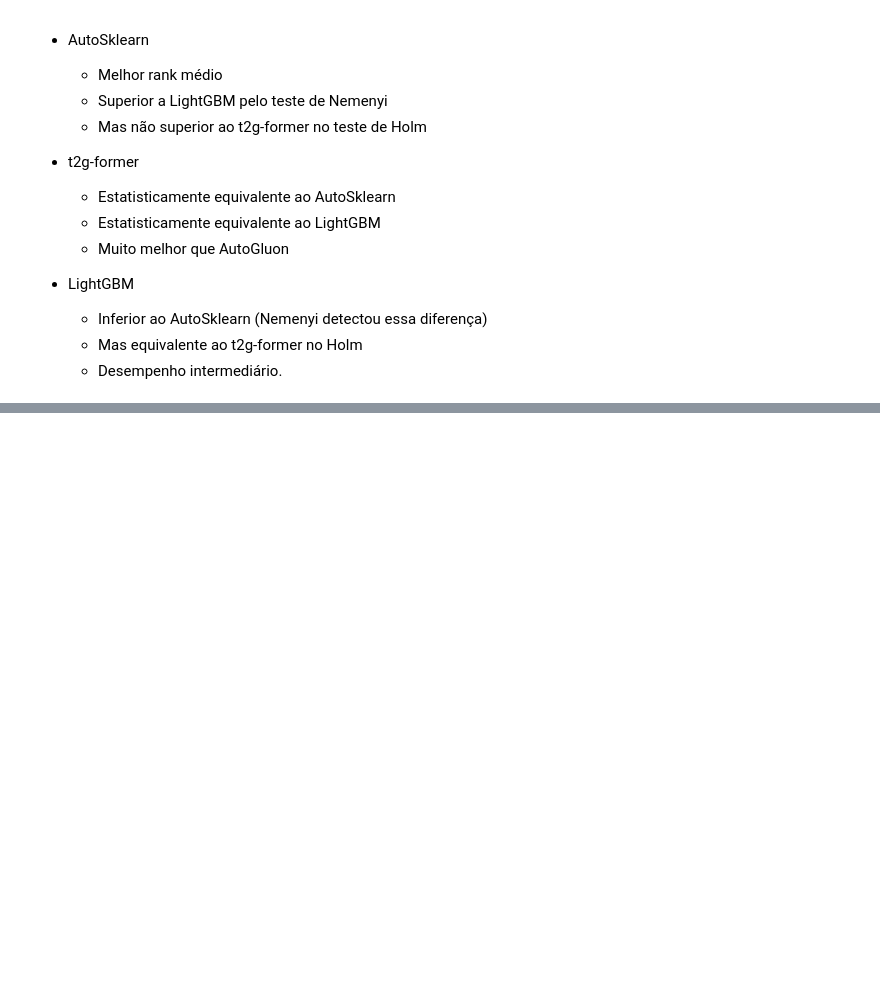
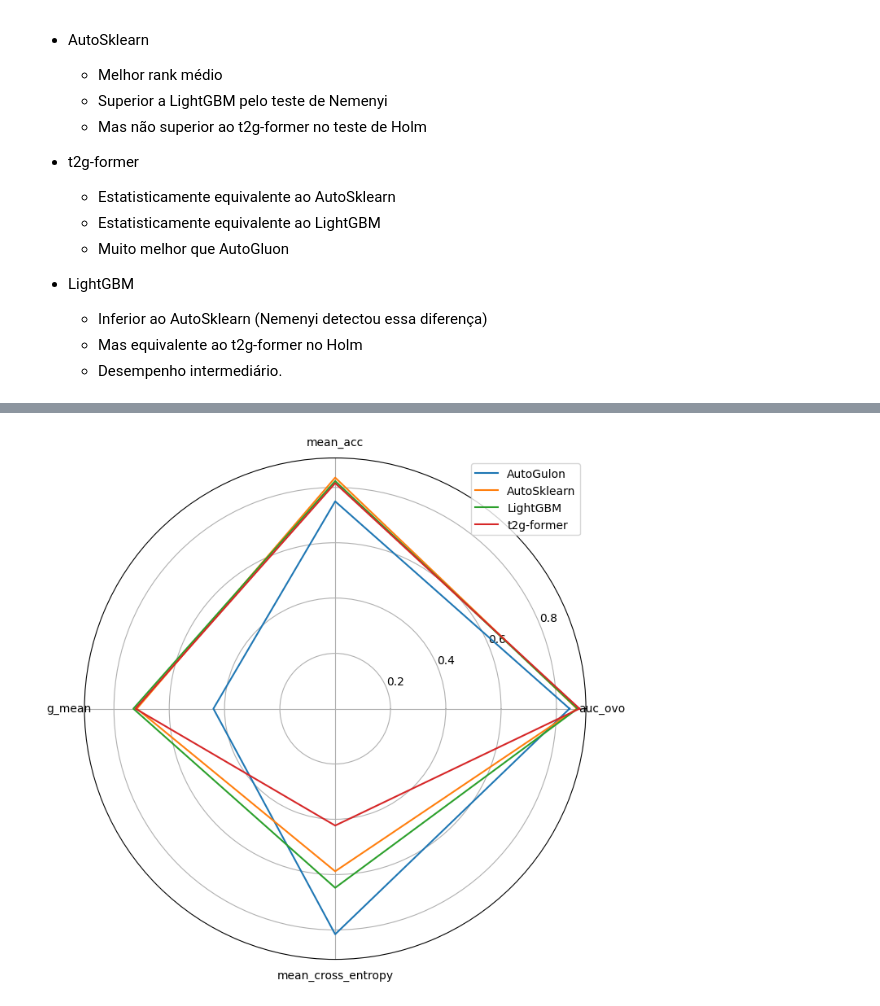
Before and after one commit to PaulaPerazzo/prj-am-t2g-former, a Jupyter notebook: statistic_analysis/notebook.ipynb, the cells around one changed output, grey strips where cells are left out. Cells and saved outputs as stored; diff of their text form; code cells hidden in the pictures; blank space fills up the shorter version.

```diff
--- a/statistic_analysis/notebook.ipynb
+++ b/statistic_analysis/notebook.ipynb
@@ -1094,0 +1240,30 @@ plot_cd_diagram_robust(avg_ranks, cd)
+# %%
+import matplotlib.pyplot as plt
+import numpy as np
+
+df = test_results
+test = df[df["split"]=="test"].groupby("nome_modelo").mean(numeric_only=True)
+
+metrics = ["auc_ovo","mean_acc","g_mean","mean_cross_entropy"]
+labels = metrics
+
+values = test[metrics].values.tolist()
+names = test.index.tolist()
+
+angles = np.linspace(0, 2*np.pi, len(labels), endpoint=False).tolist()
+angles += angles[:1]
+
+plt.figure(figsize=(8,8))
+ax = plt.subplot(111, polar=True)
+
+for i, name in enumerate(names):
+    v = values[i]
+    v = np.concatenate((v,[v[0]]))
+    ax.plot(angles, v, label=name)
+
+ax.set_xticks(angles[:-1])
+ax.set_xticklabels(labels)
+plt.legend()
+plt.show()
+# %% [output]
+[figure, added]
```
Also changed, not shown: parts of 74 cells of this notebook, 4 other files.
